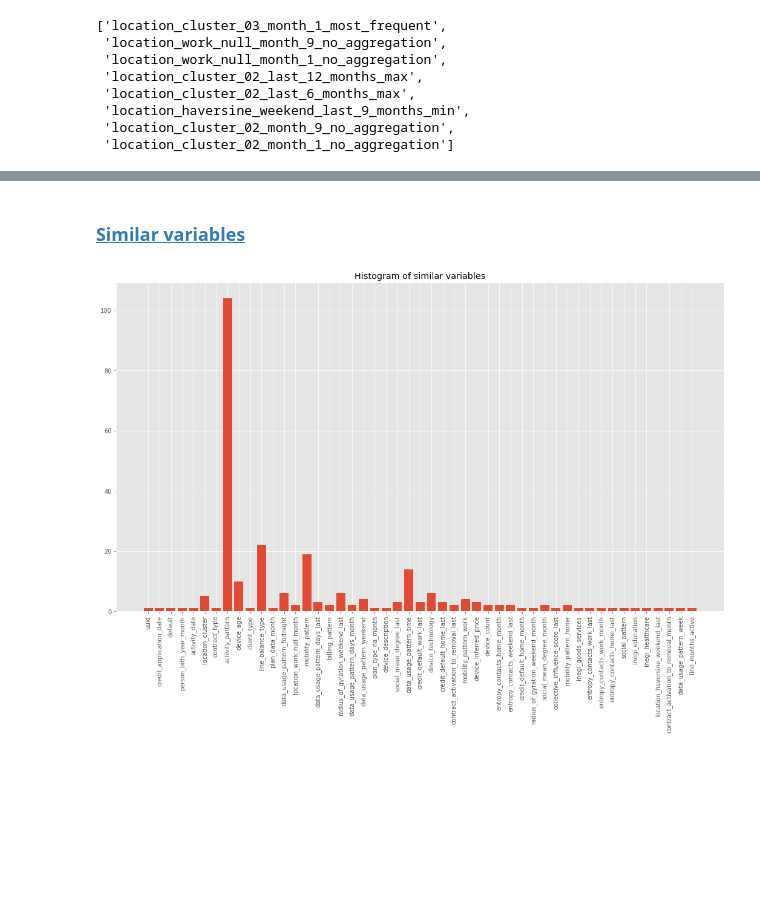
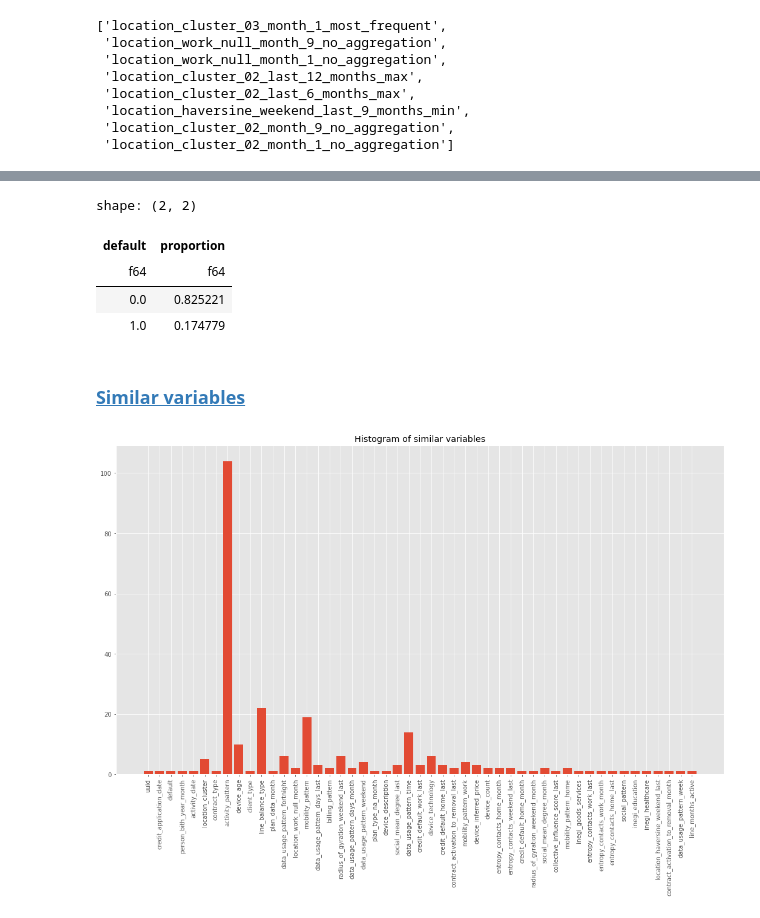
Before and after one commit to Rodma-BR/Loan-default-prediction, a Jupyter notebook: notebooks/EDA.ipynb, the cells around one changed output, grey strips where cells are left out. Saved outputs shown, nothing was run; the diff lists cells and outputs as text; code cells hidden in the pictures; blank space fills up the shorter version.

```diff
--- a/notebooks/EDA.ipynb
+++ b/notebooks/EDA.ipynb
@@ -114,5 +145,14 @@ shape: (4, 2)
+# %%
+# How many default values are in dataset
+df["default"].drop_nulls().value_counts(normalize=True)
+# %% [output]
+shape: (2, 2)
+| default | proportion |
+| f64 | f64 |
+| 0.0 | 0.825221 |
+| 1.0 | 0.174779 |
 # %% [markdown]
-### <a id='toc1_4_2_'></a>[Similar variables](#toc0_)
+### <a id='toc1_3_3_'></a>[Similar variables](#toc0_)
 # %%
 # Show total of variables grouped by similar names
 base_names =  hp.count_similar_vars(df)
```
Also changed, not shown: parts of 15 cells of this notebook, 4 other files.
